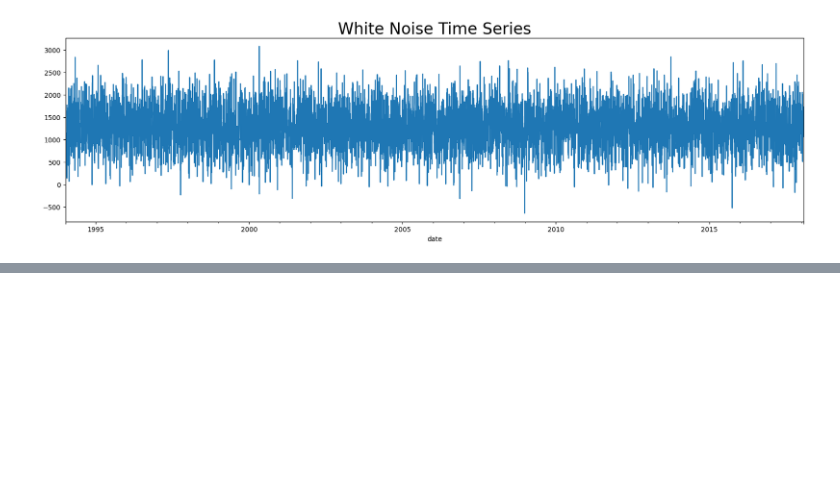
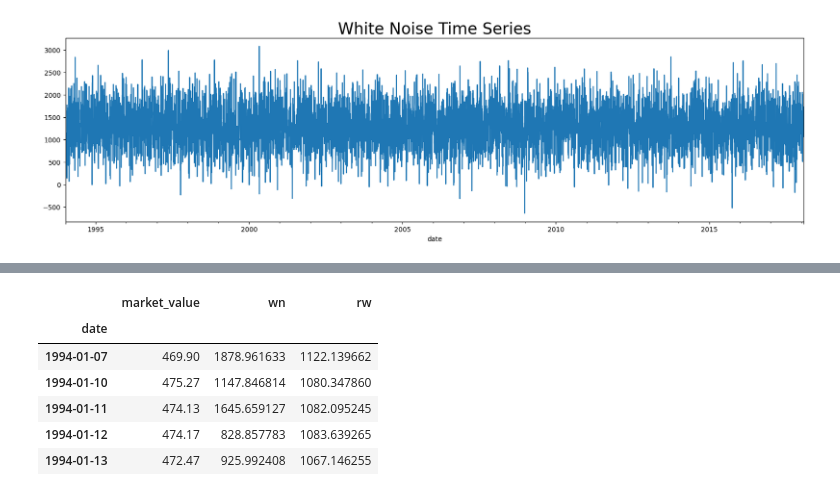
Before and after one commit to Mercymerine/Machine_learning2, a Jupyter notebook: time_series.ipynb, the cells around one changed output, grey strips where cells are left out. Cells and saved outputs as stored; diff of their text form; code cells hidden in the pictures; blank space fills up the shorter version.

```diff
--- a/time_series.ipynb
+++ b/time_series.ipynb
@@ -286,0 +327,11 @@ plt.show()
+# %%
+df['rw'] = rw.price
+df.head()
+# %% [output]
+|  | market_value | wn | rw |
+| date |  |  |  |
+| 1994-01-07 | 469.90 | 1878.961633 | 1122.139662 |
+| 1994-01-10 | 475.27 | 1147.846814 | 1080.347860 |
+| 1994-01-11 | 474.13 | 1645.659127 | 1082.095245 |
+| 1994-01-12 | 474.17 | 828.857783 | 1083.639265 |
+| 1994-01-13 | 472.47 | 925.992408 | 1067.146255 |
```
Also changed, not shown: parts of 15 cells of this notebook.
